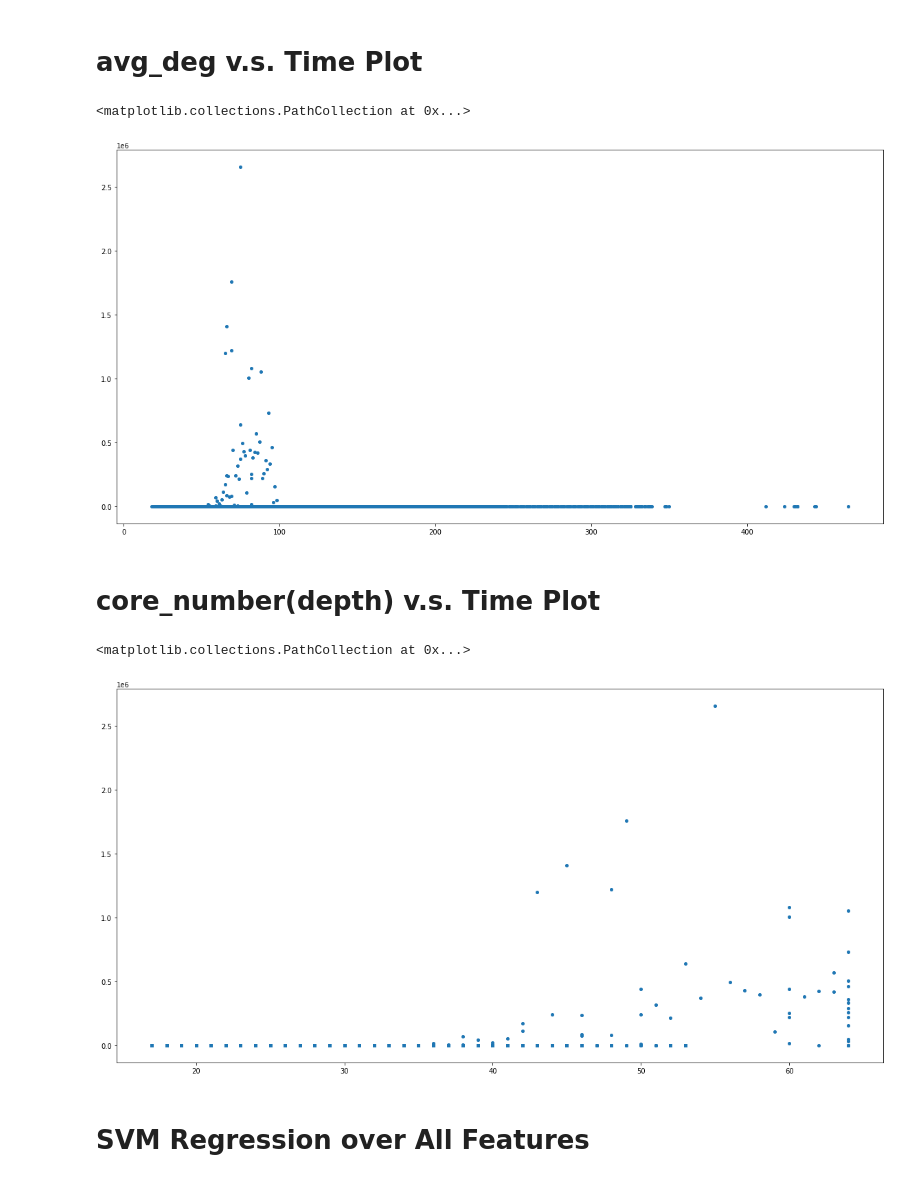
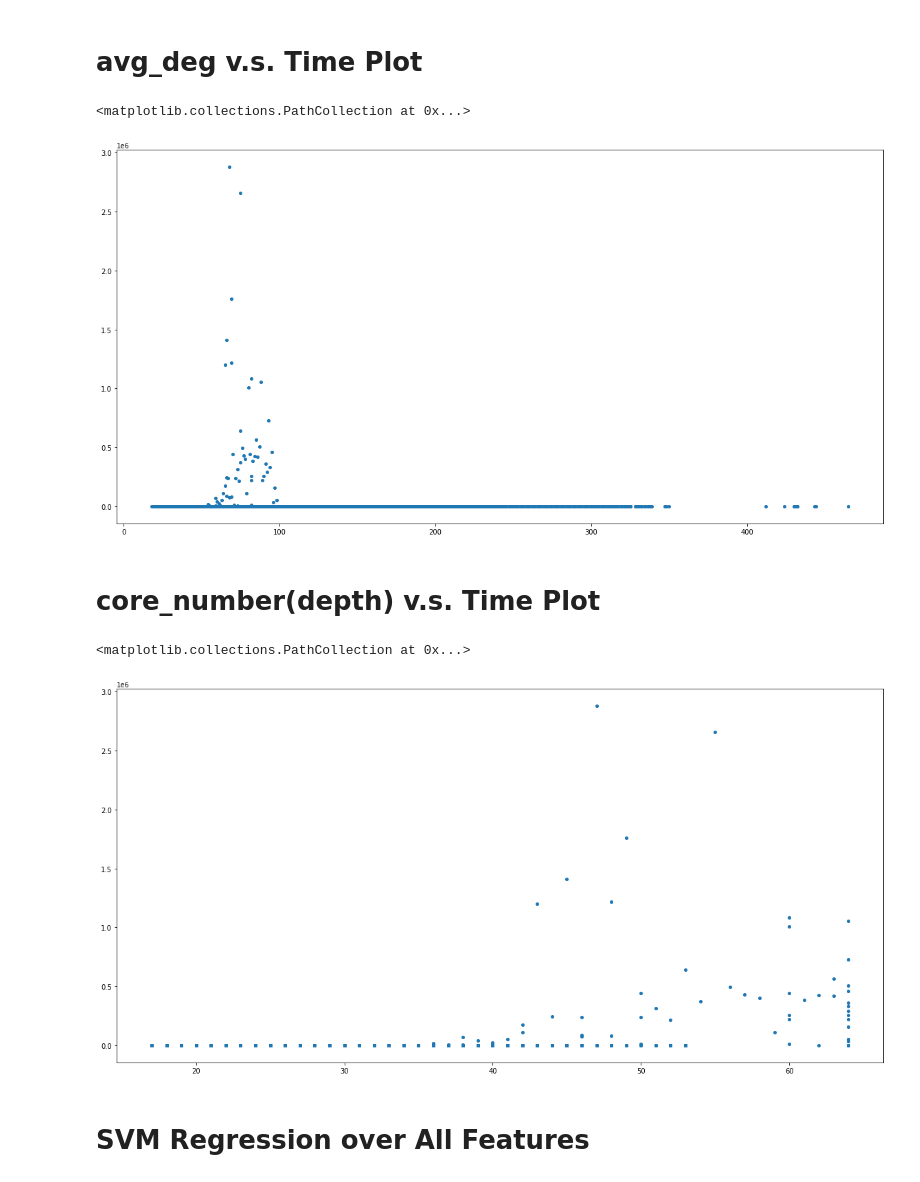
Before and after one commit to yanlab19870714/gthinkerQC_taskTimeDistribution, a Jupyter notebook: patent.ipynb, the cells around one changed output. Drawn from its saved outputs; the diff is of its cells as text; code cells hidden in the pictures.

```diff
--- a/patent.ipynb
+++ b/patent.ipynb
@@ -96,18 +85,15 @@ plt.scatter(x, y, s=16)
 # %%
 import numpy as np
 import matplotlib.pyplot as plt
 
 x = np.array(df['max_deg'])
 y = np.array(df['time(ms)'])
 
-x = x[:-1]
-y = y[:-1]
-
 plt.figure(figsize=(20,10))
 plt.scatter(x, y, s=16)
 # %% [output]
 <matplotlib.collections.PathCollection at 0x...>
-[figure, old version]
+[figure, new version]
 # %% [markdown]
 # core_number(depth) v.s. Time Plot
 # %%
@@ -117,14 +103,11 @@ import matplotlib.pyplot as plt
 x = np.array(df['core_number(depth)'])
 y = np.array(df['time(ms)'])
 
-x = x[:-1]
-y = y[:-1]
-
 plt.figure(figsize=(20,10))
 plt.scatter(x, y, s=16)
 # %% [output]
 <matplotlib.collections.PathCollection at 0x...>
-[figure, old version]
+[figure, new version]
 # %% [markdown]
 # SVM Regression over All Features
 # %%
```
Also changed, not shown: parts of 6 cells of this notebook, 3 other files.
